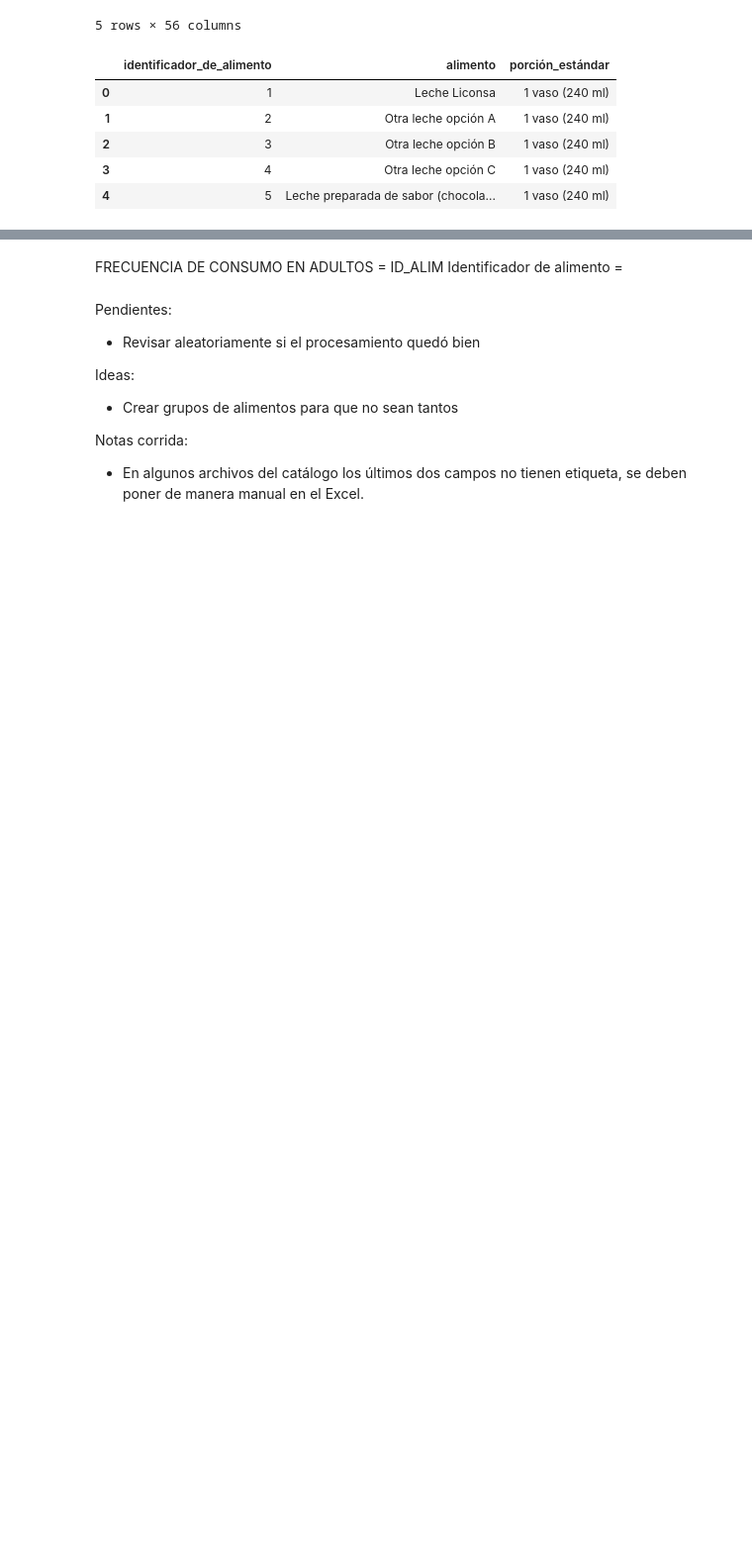
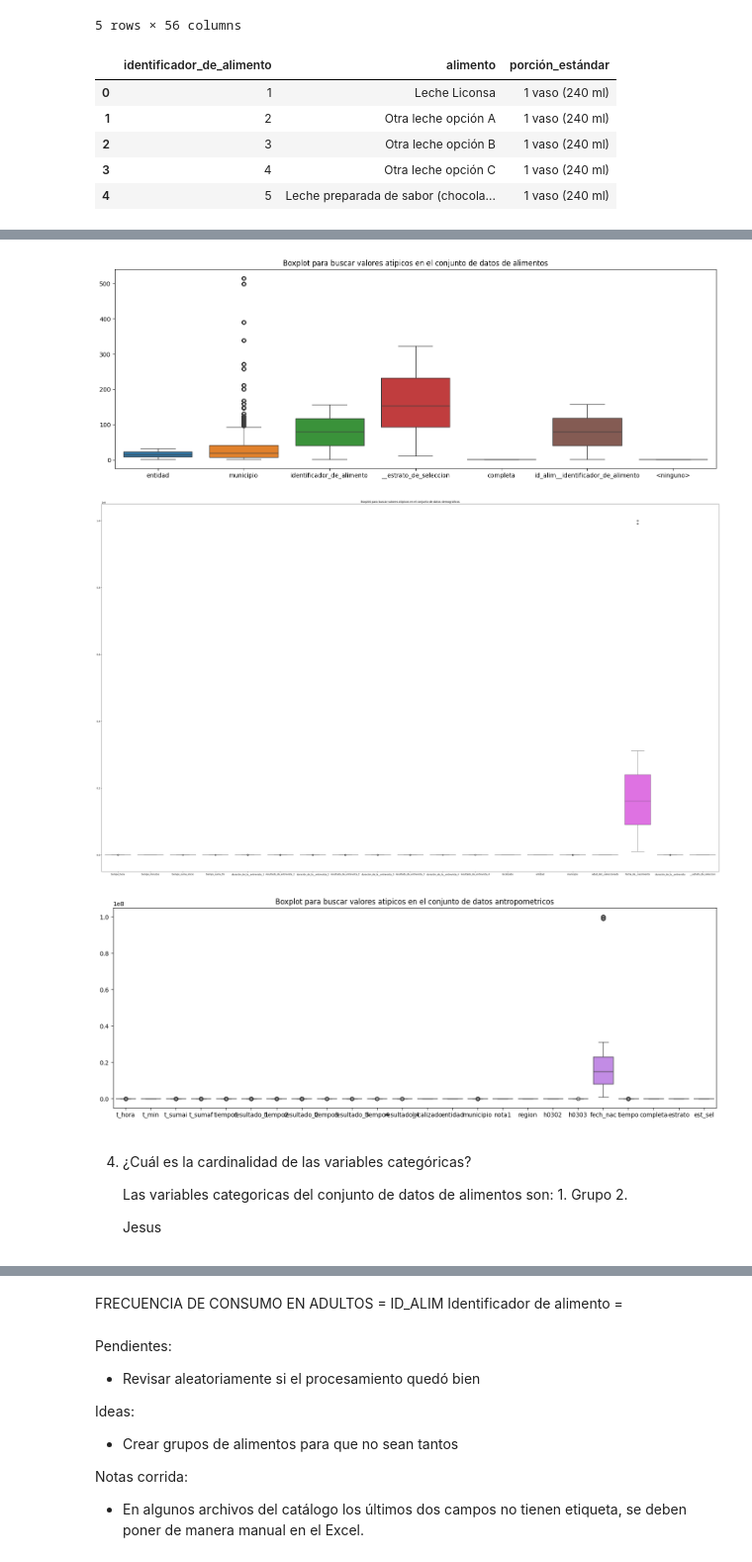
Before and after one commit to christiancalidad/ProyectoIntegradorSep24_Grupo15, a Jupyter notebook: 1. EDA.ipynb, the cells around one changed output, grey strips where cells are left out. Shown: that part at 99% size. Cells and saved outputs as stored; diff of their text form; code cells hidden in the pictures; blank space fills up the shorter version.

```diff
--- a/1. EDA.ipynb
+++ b/1. EDA.ipynb
@@ -489,0 +537,29 @@ df_portions.head()
+# %%
+
+plt.figure(figsize=(18, 6))
+sns.boxplot(data=df_food_general)
+plt.title("Boxplot para buscar valores atipicos en el conjunto de datos de alimentos")
+plt.show()
+
+plt.figure(figsize=(50, 30))
+sns.boxplot(data=df_dem_general)
+plt.title("Boxplot para buscar valores atipicos en el conjunto de datos demograficos")
+plt.show()
+
+plt.figure(figsize=(18, 6))
+sns.boxplot(data=df_anthrop_data_raw)
+plt.title("Boxplot para buscar valores atipicos en el conjunto de datos antropometricos")
+plt.show()
+# %% [output]
+[figure, added]
+[figure, added]
+[figure, added]
+# %% [markdown]
+4. ¿Cuál es la cardinalidad de las variables categóricas?
+
+    Las variables categoricas del conjunto de datos de alimentos son:
+        1. Grupo
+        2.
+
+
+    Jesus
```
Also changed, not shown: parts of 6 cells of this notebook.
